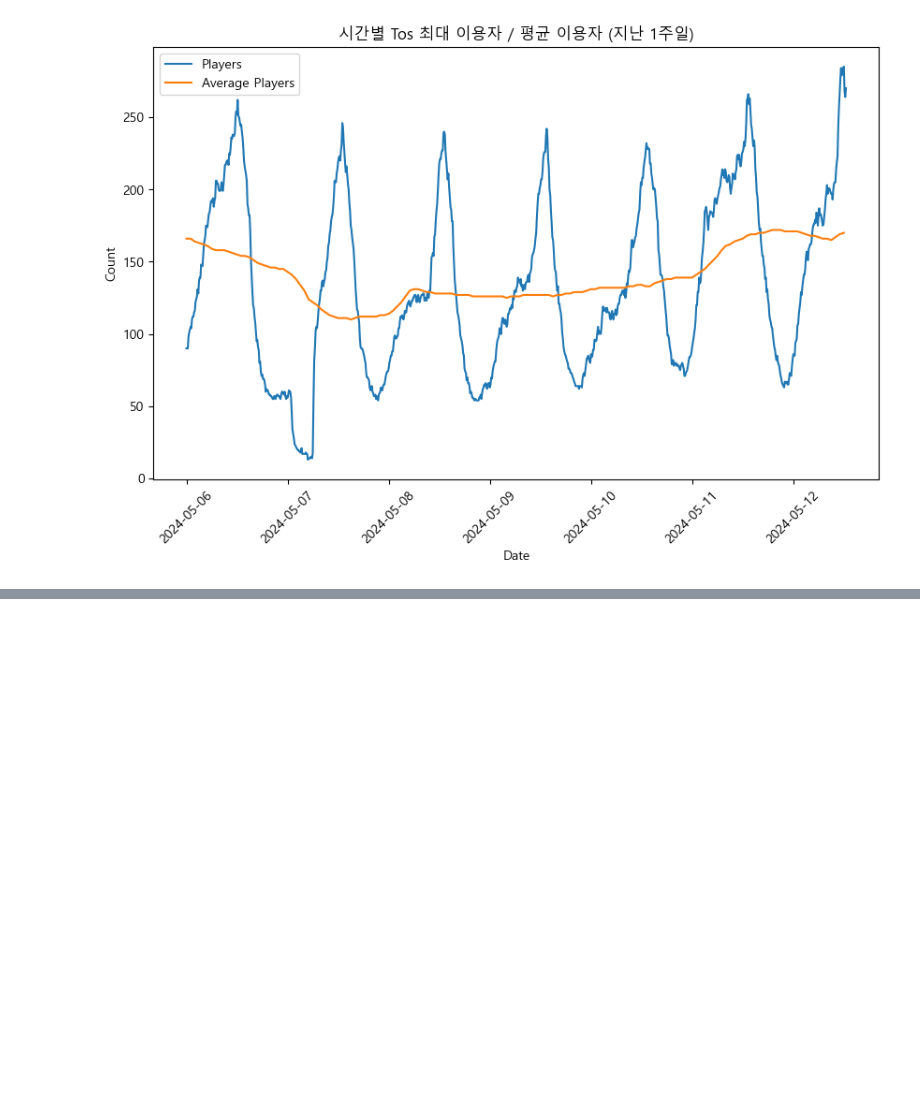
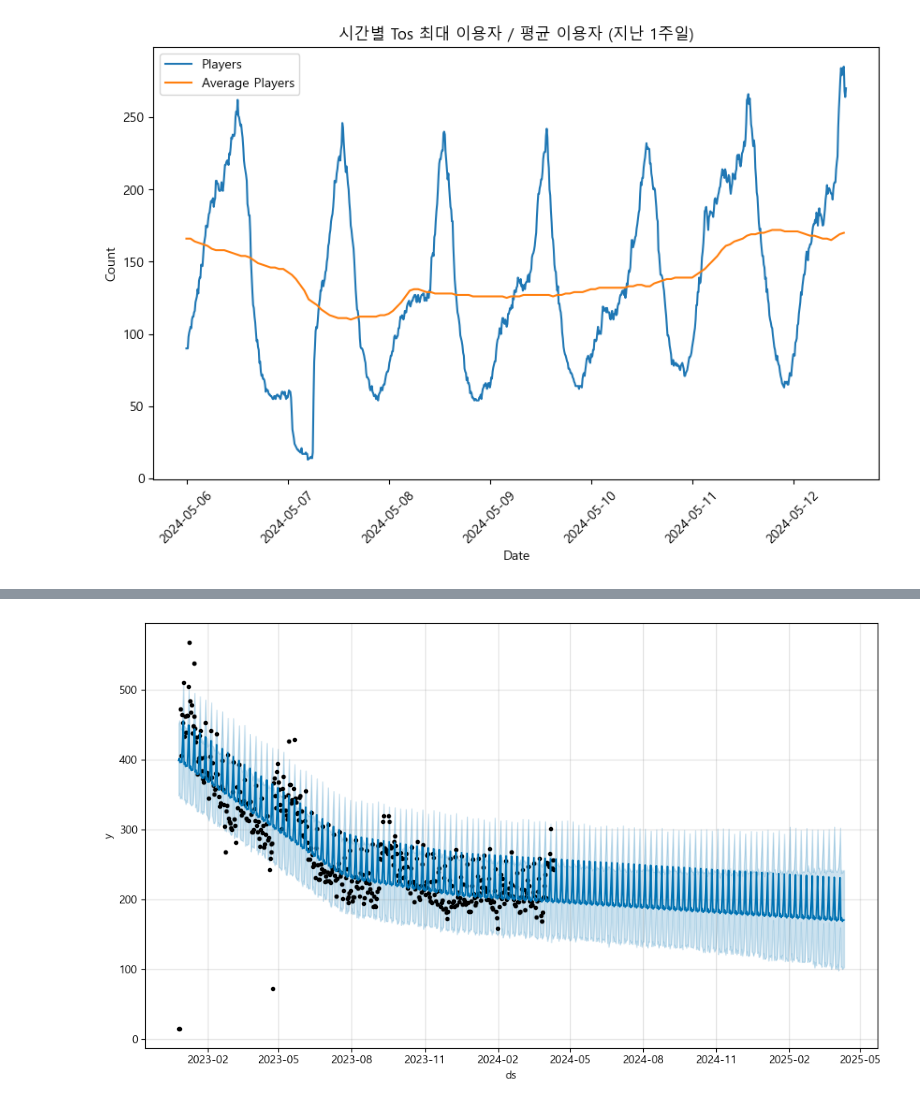
Before and after one commit to entangelk/tree_of_savior, a Jupyter notebook: docs/analysis/basic_analysis.ipynb, the cells around one changed output, grey strips where cells are left out. Saved outputs shown, nothing was run; the diff lists cells and outputs as text; code cells hidden in the pictures; blank space fills up the shorter version.

```diff
--- a/docs/analysis/basic_analysis.ipynb
+++ b/docs/analysis/basic_analysis.ipynb
@@ -245,0 +108,14 @@ plt.show()
+# %%
+fit_peak_data = pd.DataFrame()
+fit_avg_data = pd.DataFrame()
+
+
+
+fit_peak_data['ds'] = df_user.query('DateTime < "2024-04-12"')['DateTime']
+fit_peak_data['y'] = df_user.query('DateTime < "2024-04-12"')['Players']
+
+fit_avg_data['ds'] = df_user.query('DateTime < "2024-04-12"')['DateTime']
+fit_avg_data['y'] = df_user.query('DateTime < "2024-04-12"')['Average Players']
+# %%
+model_peak.fit(fit_peak_data)
+model_avg.fit(fit_avg_data)
@@ -245,0 +128,10 @@ plt.show()
+# %%
+future_dates_peak = model_peak.make_future_dataframe(periods=365)
+future_dates_avg = model_avg.make_future_dataframe(periods=365)
+# %%
+forecast_peak = model_peak.predict(future_dates_peak)
+forecast_avg = model_avg.predict(future_dates_avg)
+# %%
+fig_peak = model_peak.plot(forecast_peak)
+# %% [output]
+[figure, added]
```
Also changed, not shown: parts of 24 cells of this notebook.
